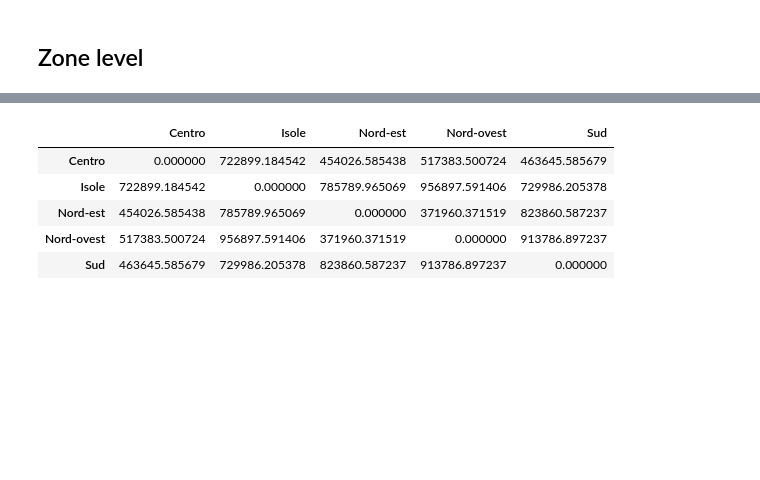
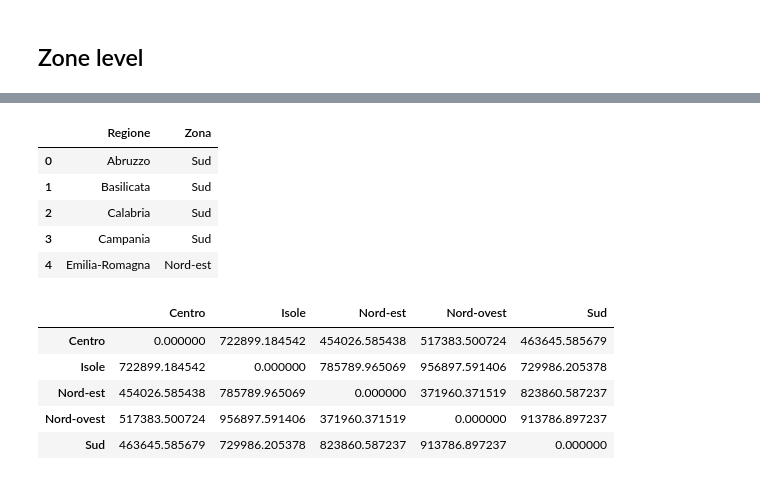
Before and after one commit to SaraR-1/Immigration-Models, a Jupyter notebook: Autoregressive Model for Panel Data - 2005-2016 zones.ipynb, the cells around one changed output, grey strips where cells are left out. Saved outputs shown, nothing was run; the diff lists cells and outputs as text; code cells hidden in the pictures; blank space fills up the shorter version.

```diff
--- a/Autoregressive Model for Panel Data - 2005-2016 zones.ipynb
+++ b/Autoregressive Model for Panel Data - 2005-2016 zones.ipynb
@@ -41,3 +65,12 @@ zones_data = zones_data.replace(['Provincia Autonoma Bolzano / Bozen', 'Provinci
+# %%
+zones_data.head()
+# %% [output]
+|  | Regione | Zona |
+| 0 | Abruzzo | Sud |
+| 1 | Basilicata | Sud |
+| 2 | Calabria | Sud |
+| 3 | Campania | Sud |
+| 4 | Emilia-Romagna | Nord-est |
 # %%
 #terr = list(set(zones_data.Zona))
 # %%
```
Also changed, not shown: parts of 32 cells of this notebook, 3 other files.
